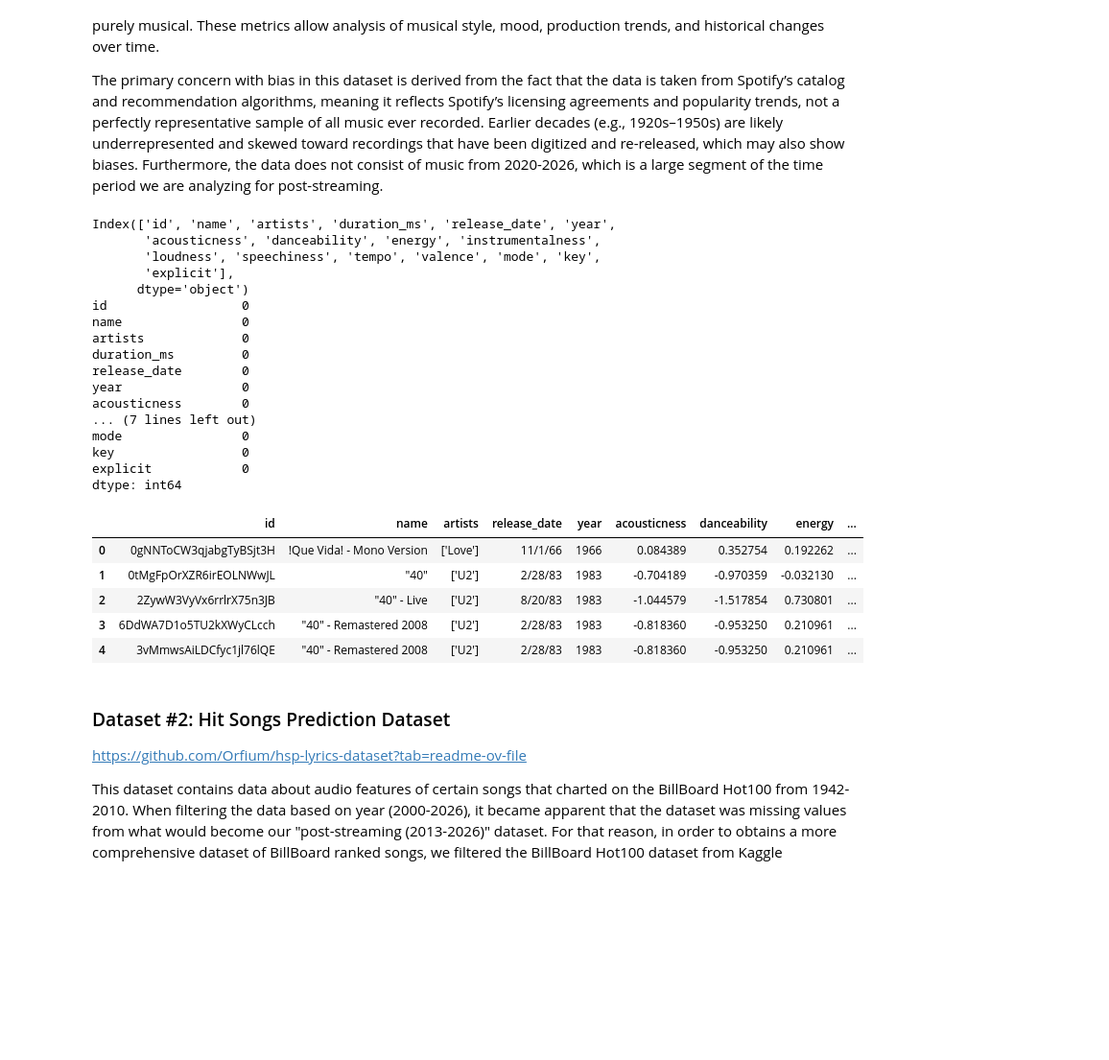
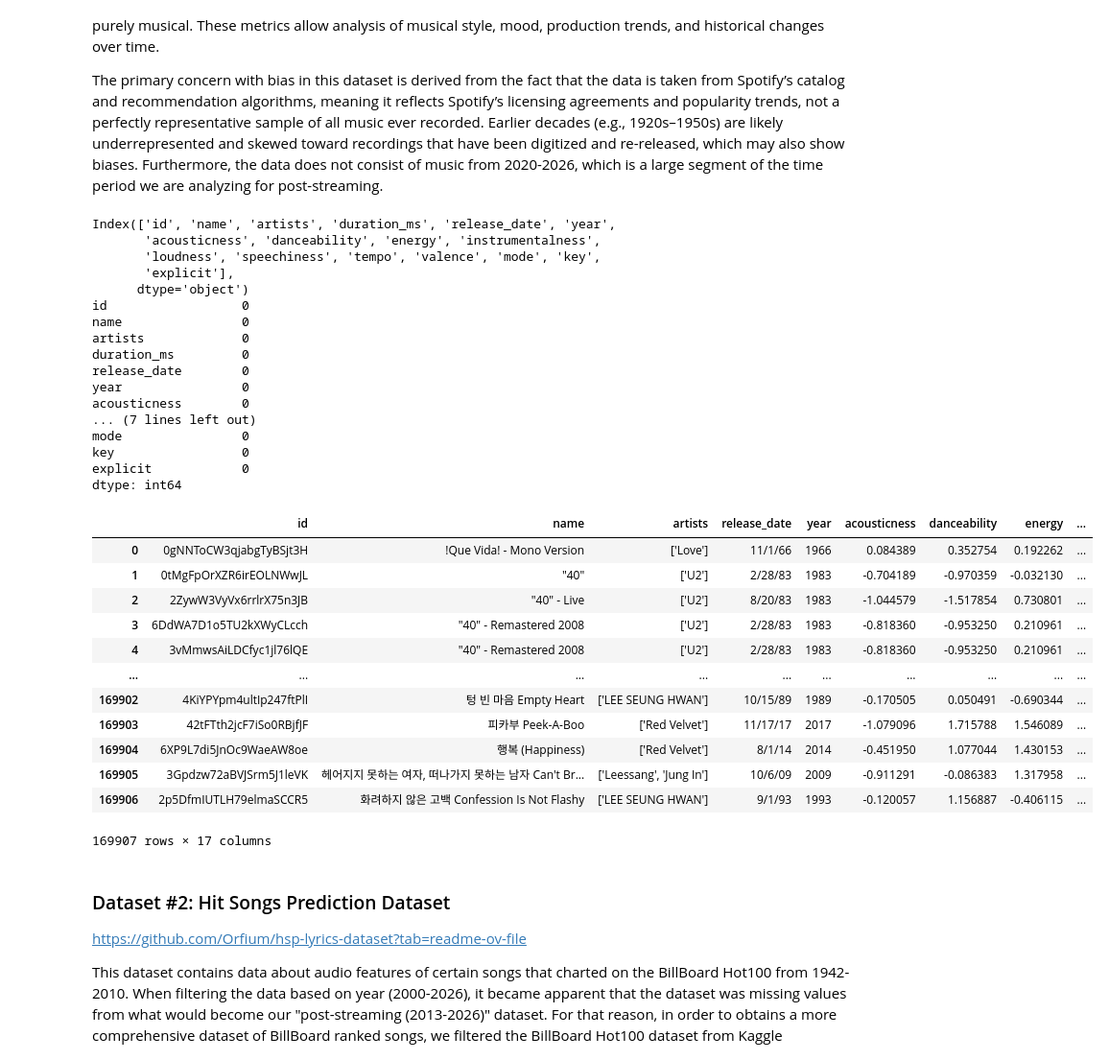
Before and after one commit to COGS108/Group096_WI26, a Jupyter notebook: 01-DataCheckpoint.ipynb, the cells around one changed output. Shown at 96% size. Cells and saved outputs as stored; diff of their text form; code cells hidden in the pictures; blank space fills up the shorter version.

```diff
--- a/01-DataCheckpoint.ipynb
+++ b/01-DataCheckpoint.ipynb
@@ -142,6 +139,7 @@ Several features are expressed in real physical units. Tempo is measured in beat
 The primary concern with bias in this dataset is derived from the fact that the data is taken from Spotify’s catalog and recommendation algorithms, meaning it reflects Spotify’s licensing agreements and popularity trends, not a perfectly representative sample of all music ever recorded. Earlier decades (e.g., 1920s–1950s) are likely underrepresented and skewed toward recordings that have been digitized and re-released, which may also show biases. Furthermore, the data does not consist of music from 2020-2026, which is a large segment of the time period we are analyzing for post-streaming.
 # %%
 import pandas as pd
+import os
 from sklearn.preprocessing import StandardScaler
 
 df = pd.read_csv("data/00-raw/music-data.csv")
@@ -172,33 +170,51 @@ scaler = StandardScaler()
 X_scaled = scaler.fit_transform(X)
 
 X_scaled_df = pd.DataFrame(X_scaled, columns=features)
 df[features] = X_scaled_df
 
 df.head()
+
+folder_name = 'data/01-interim'
+file_name = 'filtered_feature_map.csv'
+full_path = os.path.join(folder_name, file_name)
+
+if not os.path.exists(folder_name):
+    os.makedirs(folder_name, exist_ok=True)
+
+df.to_csv(full_path, index=False)
+
+df
 # %% [output]
 Index(['id', 'name', 'artists', 'duration_ms', 'release_date', 'year',
        'acousticness', 'danceability', 'energy', 'instrumentalness',
        'loudness', 'speechiness', 'tempo', 'valence', 'mode', 'key',
        'explicit'],
       dtype='object')
 id                  0
 name                0
 artists             0
 duration_ms         0
 release_date        0
 year                0
 acousticness        0
 ... (7 lines left out)
 mode                0
 key                 0
 explicit            0
 dtype: int64
 |  | id | name | artists | release_date | year | acousticness | danceability | energy | ... |
 | 0 | 0gNNToCW3qjabgTyBSjt3H | !Que Vida! - Mono Version | ['Love'] | 11/1/66 | 1966 | 0.084389 | 0.352754 | 0.192262 | ... |
 | 1 | 0tMgFpOrXZR6irEOLNWwJL | "40" | ['U2'] | 2/28/83 | 1983 | -0.704189 | -0.970359 | -0.032130 | ... |
 | 2 | 2ZywW3VyVx6rrlrX75n3JB | "40" - Live | ['U2'] | 8/20/83 | 1983 | -1.044579 | -1.517854 | 0.730801 | ... |
 | 3 | 6DdWA7D1o5TU2kXWyCLcch | "40" - Remastered 2008 | ['U2'] | 2/28/83 | 1983 | -0.818360 | -0.953250 | 0.210961 | ... |
 | 4 | 3vMmwsAiLDCfyc1jl76lQE | "40" - Remastered 2008 | ['U2'] | 2/28/83 | 1983 | -0.818360 | -0.953250 | 0.210961 | ... |
+| ... | ... | ... | ... | ... | ... | ... | ... | ... | ... |
+| 169902 | 4KiYPYpm4ultIp247ftPlI | 텅 빈 마음 Empty Heart | ['LEE SEUNG HWAN'] | 10/15/89 | 1989 | -0.170505 | 0.050491 | -0.690344 | ... |
+| 169903 | 42tFTth2jcF7iSo0RBjfJF | 피카부 Peek-A-Boo | ['Red Velvet'] | 11/17/17 | 2017 | -1.079096 | 1.715788 | 1.546089 | ... |
+| 169904 | 6XP9L7di5JnOc9WaeAW8oe | 행복 (Happiness) | ['Red Velvet'] | 8/1/14 | 2014 | -0.451950 | 1.077044 | 1.430153 | ... |
+| 169905 | 3Gpdzw72aBVJSrm5J1leVK | 헤어지지 못하는 여자, 떠나가지 못하는 남자 Can't Br... | ['Leessang', 'Jung In'] | 10/6/09 | 2009 | -0.911291 | -0.086383 | 1.317958 | ... |
+| 169906 | 2p5DfmIUTLH79elmaSCCR5 | 화려하지 않은 고백 Confession Is Not Flashy | ['LEE SEUNG HWAN'] | 9/1/93 | 1993 | -0.120057 | 1.156887 | -0.406115 | ... |
+169907 rows × 17 columns
 # %% [markdown]
 ### Dataset #2: Hit Songs Prediction Dataset
 
```
Also changed, not shown: parts of 13 cells of this notebook.
